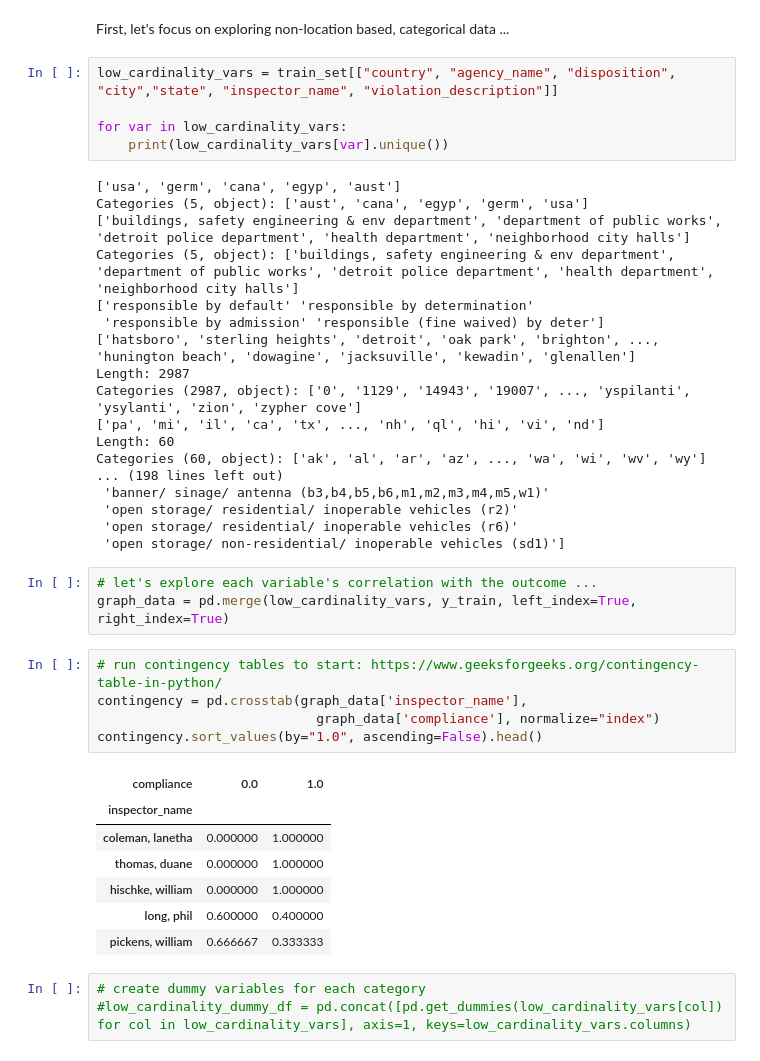
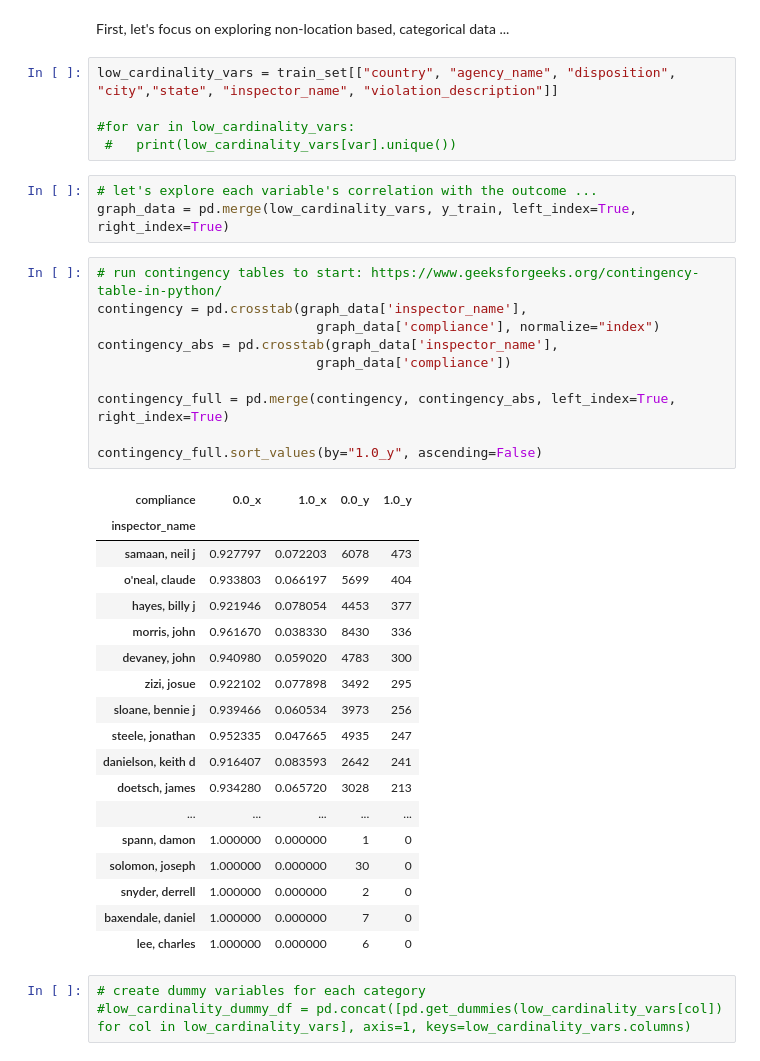
Before and after one commit to MogwaiMomo/python-coursera, a Jupyter notebook: applied ml/week4_assignment/assignment_4.ipynb, the cells around one changed output. Drawn from its saved outputs; the diff is of its cells as text.

```diff
--- a/applied ml/week4_assignment/assignment_4.ipynb
+++ b/applied ml/week4_assignment/assignment_4.ipynb
@@ -242,42 +239,40 @@ First, let's focus on exploring non-location based, categorical data ...
 # %%
 low_cardinality_vars = train_set[["country", "agency_name", "disposition", "city","state", "inspector_name", "violation_description"]]
 
-for var in low_cardinality_vars:
-    print(low_cardinality_vars[var].unique())
+#for var in low_cardinality_vars:
+ #   print(low_cardinality_vars[var].unique())
-# %% [output]
-['usa', 'germ', 'cana', 'egyp', 'aust']
-Categories (5, object): ['aust', 'cana', 'egyp', 'germ', 'usa']
-['buildings, safety engineering & env department', 'department of public works', 'detroit police department', 'health department', 'neighborhood city halls']
-Categories (5, object): ['buildings, safety engineering & env department', 'department of public works', 'detroit police department', 'health department', 'neighborhood city halls']
-['responsible by default' 'responsible by determination'
- 'responsible by admission' 'responsible (fine waived) by deter']
-['hatsboro', 'sterling heights', 'detroit', 'oak park', 'brighton', ..., 'hunington beach', 'dowagine', 'jacksuville', 'kewadin', 'glenallen']
-Length: 2987
-Categories (2987, object): ['0', '1129', '14943', '19007', ..., 'yspilanti', 'ysylanti', 'zion', 'zypher cove']
-['pa', 'mi', 'il', 'ca', 'tx', ..., 'nh', 'ql', 'hi', 'vi', 'nd']
-Length: 60
-Categories (60, object): ['ak', 'al', 'ar', 'az', ..., 'wa', 'wi', 'wv', 'wy']
-... (198 lines left out)
- 'banner/ sinage/ antenna (b3,b4,b5,b6,m1,m2,m3,m4,m5,w1)'
- 'open storage/ residential/ inoperable vehicles (r2)'
- 'open storage/ residential/ inoperable vehicles (r6)'
- 'open storage/ non-residential/ inoperable vehicles (sd1)']
 # %%
 # let's explore each variable's correlation with the outcome ...
 graph_data = pd.merge(low_cardinality_vars, y_train, left_index=True, right_index=True)
 # %%
 # run contingency tables to start: https://www.geeksforgeeks.org/contingency-table-in-python/
 contingency = pd.crosstab(graph_data['inspector_name'],
                             graph_data['compliance'], normalize="index")
-contingency.sort_values(by="1.0", ascending=False).head()
+contingency_abs = pd.crosstab(graph_data['inspector_name'],
+                            graph_data['compliance'])
+
+contingency_full = pd.merge(contingency, contingency_abs, left_index=True, right_index=True)
+
+contingency_full.sort_values(by="1.0_y", ascending=False)
 # %% [output]
-| compliance | 0.0 | 1.0 |
-| inspector_name |  |  |
-| coleman, lanetha | 0.000000 | 1.000000 |
-| thomas, duane | 0.000000 | 1.000000 |
-| hischke, william | 0.000000 | 1.000000 |
-| long, phil | 0.600000 | 0.400000 |
-| pickens, william | 0.666667 | 0.333333 |
+| compliance | 0.0_x | 1.0_x | 0.0_y | 1.0_y |
+| inspector_name |  |  |  |  |
+| samaan, neil j | 0.927797 | 0.072203 | 6078 | 473 |
+| o'neal, claude | 0.933803 | 0.066197 | 5699 | 404 |
+| hayes, billy j | 0.921946 | 0.078054 | 4453 | 377 |
+| morris, john | 0.961670 | 0.038330 | 8430 | 336 |
+| devaney, john | 0.940980 | 0.059020 | 4783 | 300 |
+| zizi, josue | 0.922102 | 0.077898 | 3492 | 295 |
+| sloane, bennie j | 0.939466 | 0.060534 | 3973 | 256 |
+| steele, jonathan | 0.952335 | 0.047665 | 4935 | 247 |
+| danielson, keith d | 0.916407 | 0.083593 | 2642 | 241 |
+| doetsch, james | 0.934280 | 0.065720 | 3028 | 213 |
+| ... | ... | ... | ... | ... |
+| spann, damon | 1.000000 | 0.000000 | 1 | 0 |
+| solomon, joseph | 1.000000 | 0.000000 | 30 | 0 |
+| snyder, derrell | 1.000000 | 0.000000 | 2 | 0 |
+| baxendale, daniel | 1.000000 | 0.000000 | 7 | 0 |
+| lee, charles | 1.000000 | 0.000000 | 6 | 0 |
 # %%
 # create dummy variables for each category
 #low_cardinality_dummy_df = pd.concat([pd.get_dummies(low_cardinality_vars[col]) for col in low_cardinality_vars], axis=1, keys=low_cardinality_vars.columns)
```
Also changed, not shown: parts of 6 cells of this notebook, 1 other file.
